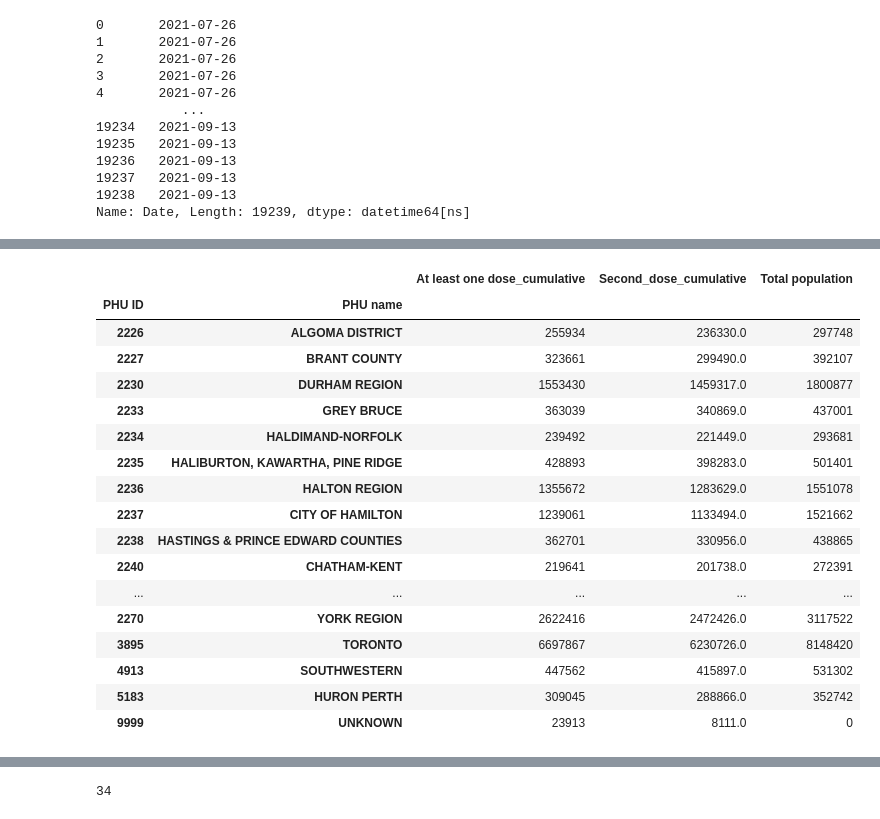
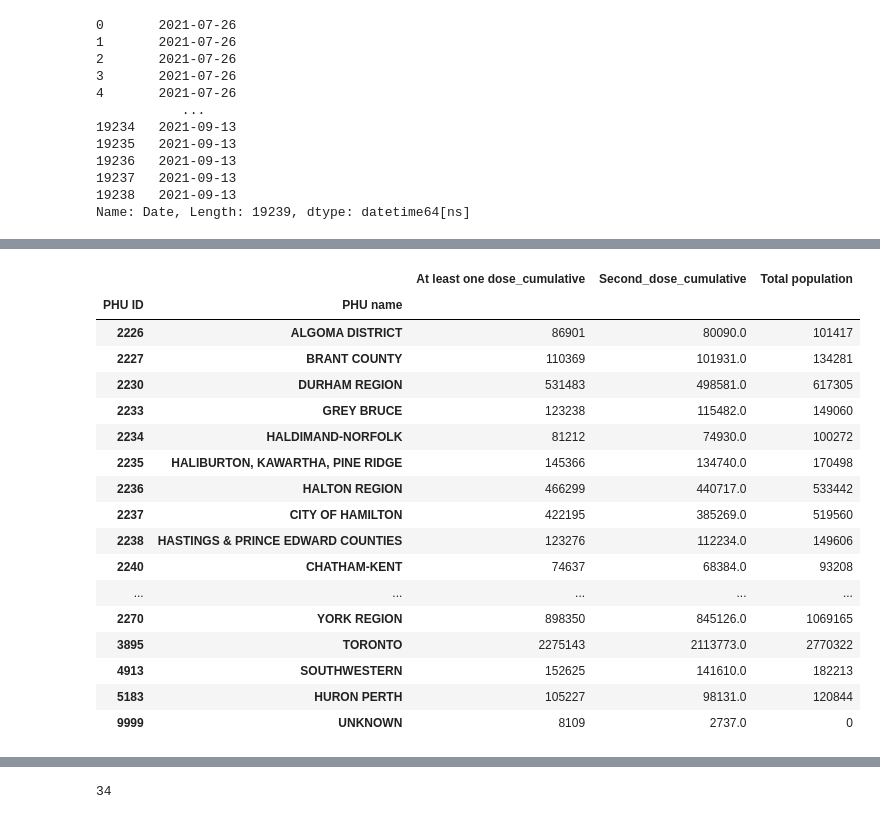
Before and after one commit to keqideng/data_analysis_portfolio_project, a Jupyter notebook: ontario_covid_analysis/ontario_covid_analysis.ipynb, the cells around one changed output, grey strips where cells are left out. Drawn from its saved outputs; the diff is of its cells as text; code cells hidden in the pictures.

```diff
--- a/ontario_covid_analysis/ontario_covid_analysis.ipynb
+++ b/ontario_covid_analysis/ontario_covid_analysis.ipynb
@@ -376,26 +388,27 @@ memory usage: 30.1+ KB
 # %%
 #First we ignore the age group difference, focus on the district
+on_vaxx_rn_df = on_vaxx_rn_df[on_vaxx_rn_df.Agegroup == 'Ontario_12plus']
 on_vaxx_piv = pd.pivot_table(data=on_vaxx_rn_df, values=['At least one dose_cumulative','Second_dose_cumulative','Total population'], index=['PHU ID','PHU name'], aggfunc=np.sum)
 on_vaxx_piv
 # %% [output]
 |  |  | At least one dose_cumulative | Second_dose_cumulative | Total population |
 | PHU ID | PHU name |  |  |  |
-| 2226 | ALGOMA DISTRICT | 255934 | 236330.0 | 297748 |
-| 2227 | BRANT COUNTY | 323661 | 299490.0 | 392107 |
-| 2230 | DURHAM REGION | 1553430 | 1459317.0 | 1800877 |
-| 2233 | GREY BRUCE | 363039 | 340869.0 | 437001 |
-| 2234 | HALDIMAND-NORFOLK | 239492 | 221449.0 | 293681 |
-| 2235 | HALIBURTON, KAWARTHA, PINE RIDGE | 428893 | 398283.0 | 501401 |
-| 2236 | HALTON REGION | 1355672 | 1283629.0 | 1551078 |
-| 2237 | CITY OF HAMILTON | 1239061 | 1133494.0 | 1521662 |
-| 2238 | HASTINGS & PRINCE EDWARD COUNTIES | 362701 | 330956.0 | 438865 |
-| 2240 | CHATHAM-KENT | 219641 | 201738.0 | 272391 |
+| 2226 | ALGOMA DISTRICT | 86901 | 80090.0 | 101417 |
+| 2227 | BRANT COUNTY | 110369 | 101931.0 | 134281 |
+| 2230 | DURHAM REGION | 531483 | 498581.0 | 617305 |
+| 2233 | GREY BRUCE | 123238 | 115482.0 | 149060 |
+| 2234 | HALDIMAND-NORFOLK | 81212 | 74930.0 | 100272 |
+| 2235 | HALIBURTON, KAWARTHA, PINE RIDGE | 145366 | 134740.0 | 170498 |
+| 2236 | HALTON REGION | 466299 | 440717.0 | 533442 |
+| 2237 | CITY OF HAMILTON | 422195 | 385269.0 | 519560 |
+| 2238 | HASTINGS & PRINCE EDWARD COUNTIES | 123276 | 112234.0 | 149606 |
+| 2240 | CHATHAM-KENT | 74637 | 68384.0 | 93208 |
 | ... | ... | ... | ... | ... |
-| 2270 | YORK REGION | 2622416 | 2472426.0 | 3117522 |
-| 3895 | TORONTO | 6697867 | 6230726.0 | 8148420 |
-| 4913 | SOUTHWESTERN | 447562 | 415897.0 | 531302 |
-| 5183 | HURON PERTH | 309045 | 288866.0 | 352742 |
-| 9999 | UNKNOWN | 23913 | 8111.0 | 0 |
+| 2270 | YORK REGION | 898350 | 845126.0 | 1069165 |
+| 3895 | TORONTO | 2275143 | 2113773.0 | 2770322 |
+| 4913 | SOUTHWESTERN | 152625 | 141610.0 | 182213 |
+| 5183 | HURON PERTH | 105227 | 98131.0 | 120844 |
+| 9999 | UNKNOWN | 8109 | 2737.0 | 0 |
 # %%
 #Calculate the percentage
 on_vaxx_piv['one_dose_pect'] = on_vaxx_piv['At least one dose_cumulative']/on_vaxx_piv['Total population']
```
Also changed, not shown: parts of 9 cells of this notebook, 1 other file.
